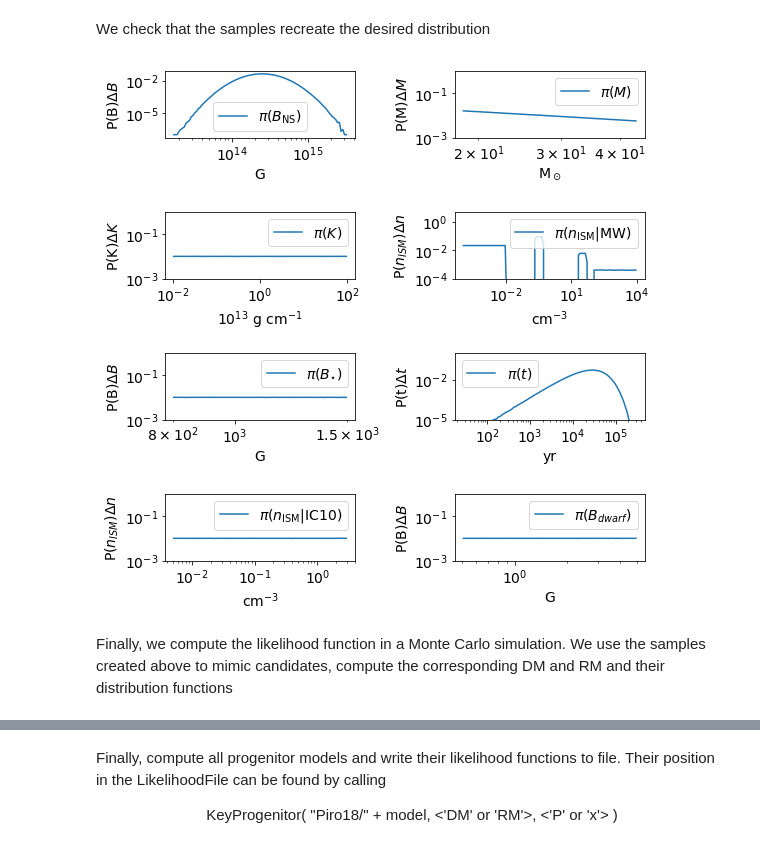
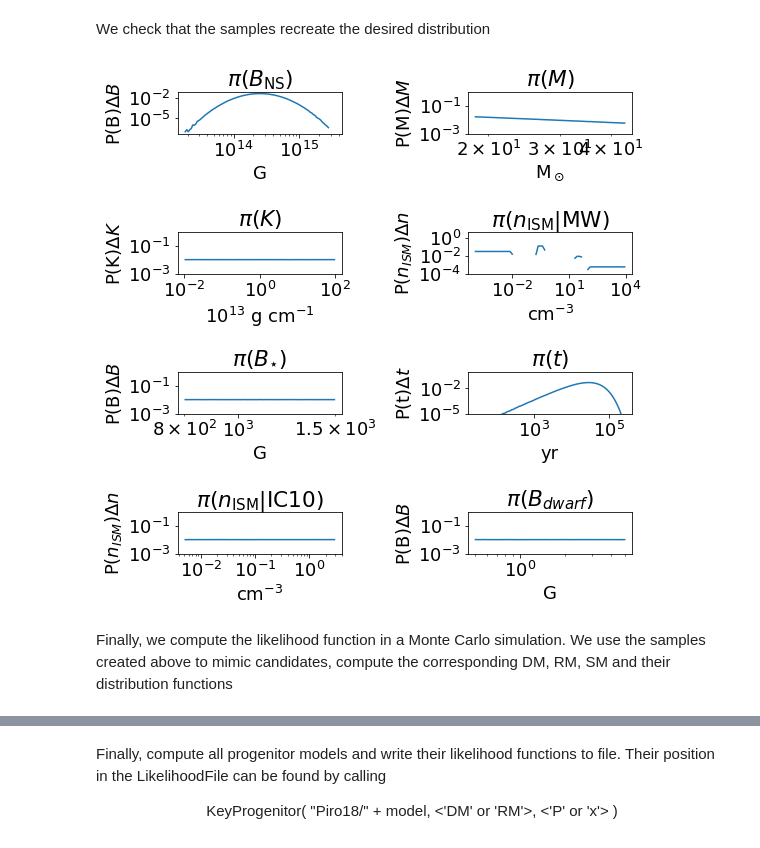
Before and after one commit to FRBs/PreFRBLE, a Jupyter notebook: notebooks/FRB_Progenitor.ipynb, the cells around one changed output, grey strips where cells are left out. Drawn from its saved outputs; the diff is of its cells as text; code cells hidden in the pictures.

```diff
--- a/notebooks/FRB_Progenitor.ipynb
+++ b/notebooks/FRB_Progenitor.ipynb
@@ -6,9 +6,15 @@ from functools import partial
 from pylab import cm
 from Convenience import *
 
+fontsize=18
+
+
 font = {'family' : 'normal',
         'weight' : 'normal',
-        'size'   : 14}
+        'size'   : fontsize}
+
+
+matplotlib.rcParams.update({'font.size': fontsize, 'xtick.labelsize':fontsize, 'ytick.labelsize':fontsize})
 # %% [markdown]
 Here we produce the likelihood function for the model analyzed in Piro & Gaensler 2018.
 This is done via Monte Carlo simulations using their theoretical predictions with samples of theit parameters that follow resonable prior distributions.
@@ -284,16 +304,17 @@ E = 1.
 #R = 100.
 B = 1.
 
-fig, axs = plt.subplots( 2, 2, figsize=(12,12))
+fig, axs = plt.subplots( 2, 3, figsize=(16,12))
 
 ns = [1e-2, 1e-1, 1., 1e1, 1e2]
 colors = cm.rainbow( np.linspace( 0, 1, len( ns ) ) )
 
 for n0, color in zip( ns, colors[::-1] ):
     for M, line in zip( [10, 2], ['-','--'] ):
-        DM, RM = DMRM_uniform( E, M, n0, ts )
+        DM, RM, SM = DMRM_uniform( E, M, n0, ts, L0=1 )
         axs[0][0].loglog( ts, DM, linestyle=line, color=color )
         axs[0][1].loglog( ts, RM, linestyle=line, color=color )
+        axs[0][2].loglog( ts, SM, linestyle=line, color=color )
 axs[0][0].set_title( 'Fig. 3, uniform')
 axs[0][0].set_xlabel('years')
 axs[0][0].set_ylabel(r"DM (pc/cm$^3$)")
@@ -306,6 +327,12 @@ axs[0][1].set_ylabel(r"RM (rad/m$^2$)")
 axs[0][1].set_xlim(1, 3e6)
 axs[0][1].set_ylim(3e-1, 9e6)
 
+axs[0][2].set_title( 'SM, uniform')
+axs[0][2].set_xlabel('years')
+axs[0][2].set_ylabel(r"SM (kpc m$^{-20/3}$)")
+axs[0][2].set_xlim(1, 3e6)
+#axs[0][2].set_ylim(3e-1, 9e6)
+
 n0=1
 
 Ks = [1e-2, 1e-1, 1e0, 1e1, 1e2]
@@ -313,9 +340,10 @@ colors = cm.rainbow( np.linspace( 0, 1, len( Ks ) ) )
 
 for K, color in zip( Ks[::-1], colors ):
     for M, line in zip( [10, 2], ['-','--'] ):
-        DM, RM = DMRM_wind( E, M, K, ts, B )
+        DM, RM, SM = DMRM_wind( E, M, K, ts, B, L0=1 )
         axs[1][0].loglog( ts, DM, linestyle=line, color=color )
         axs[1][1].loglog( ts, RM, linestyle=line, color=color )
+        axs[1][2].loglog( ts, SM, linestyle=line, color=color )
 axs[1][0].set_title( 'Fig. 7, wind')
 axs[1][0].set_xlabel('years')
 axs[1][0].set_ylabel(r"DM (pc/cm$^3$)")
@@ -328,6 +356,13 @@ axs[1][1].set_ylabel(r"RM (rad/m$^2$)")
 axs[1][1].set_xlim(1, 7e7)
 axs[1][1].set_ylim(1e-13, 1e6)
 
+axs[1][2].set_title( 'SM, wind')
+axs[1][2].set_xlabel('years')
+axs[1][2].set_ylabel(r"SM (kpc m$^{-20/3}$)")
+axs[1][2].set_xlim(1, 7e7)
+#axs[1][2].set_ylim(1e-13, 1e6)
+
+
 plt.tight_layout()
 plt.show()
 # %% [output]
@@ -638,6 +673,7 @@ axs = axs.flatten()
 B = Sample_B_NS( N )
 P, x = histogram(B, log=True, density=True, bins=100)
 PlotLikelihood( x, P, density=False, label=r"$\pi(B_{\rm NS})$", ax=axs[0] )
+axs[0].set_title( r"$\pi(B_{\rm NS})$" )
 axs[0].set_ylabel("P(B)$\Delta B$")
 axs[0].set_xlabel(r"G")
 '''
@@ -654,6 +690,7 @@ axs[0].set_xlabel(r"10$^{51}$ erg")
 M = Sample_M( N)
 P, x = histogram(M, log=True, density=True, bins=100)
 PlotLikelihood( x, P, density=False, label="$\pi(M)$", ax=axs[1] )
+axs[1].set_title("$\pi(M)$")
 axs[1].set_ylim(1e-3,1)
 axs[1].set_ylabel("P(M)$\Delta M$")
 axs[1].set_xlabel(r"M$_\odot$")
@@ -662,6 +699,7 @@ axs[1].set_xlabel(r"M$_\odot$")
 K = Sample_K( N )
 P, x = histogram(K, log=True, density=True, bins=100)
 PlotLikelihood( x, P, density=False, label=r"$\pi(K)$", ax=axs[2] )
+axs[2].set_title( r"$\pi(K)$" )
 axs[2].set_ylim(1e-3,1)
 axs[2].set_ylabel(r"P(K)$\Delta K$")
 axs[2].set_xlabel(r"$10^{13}$ g cm$^{-1}$")
@@ -669,11 +707,12 @@ axs[2].set_xticks( [1e-2, 1, 1e2])
 
 #plt.subplot(3, 2, 4)
 n = Sample_n_Ferriere01( N )
-P, x = histogram(n, log=True, density=True, bins=100)
+P, x = histogram(n, log=True, density=True, bins=70)
 PlotLikelihood( x, P, density=False, label=r"$\pi(n_{\rm ISM}|\rm MW)$", ax=axs[3] )
 #n = Sample_n_IC10( N )
 #P, x = histogram(n, log=True, density=True, bins=100)
 #PlotLikelihood( x, P, density=False, label=r"$\pi(n_{\rm ISM}|\rm IC10)$", ax=axs[3] )
+axs[3].set_title( r"$\pi(n_{\rm ISM}|\rm MW)$" )
 axs[3].set_ylim(1e-4,5)
 axs[3].set_ylabel("P($n_{ISM}$)$\Delta n$")
 axs[3].set_xlabel(r"cm$^{-3}$")
@@ -682,6 +721,7 @@ axs[3].set_xlabel(r"cm$^{-3}$")
 B = Sample_B( N )
 P, x = histogram(B, log=True, density=True, bins=100)
 PlotLikelihood( x, P, density=False, label=r"$\pi(B_{\star})$", ax=axs[4] )
+axs[4].set_title( r"$\pi(B_{\star})$" )
 axs[4].set_ylim(1e-3,1)
 axs[4].set_ylabel("P(B)$\Delta B$")
 axs[4].set_xlabel(r"G")
@@ -691,39 +731,42 @@ axs[4].set_xticks( [ 800, 1500], minor=True )
 t = Sample_t( N )
 P, x = histogram(t, log=True, density=True, bins=100)
 PlotLikelihood( x, P, density=False, label=r"$\pi(t)$", ax=axs[5] )
+axs[5].set_title( r"$\pi(t)$" )
 axs[5].set_ylim(1e-5,1)
 axs[5].set_ylabel("P(t)$\Delta t$")
 axs[5].set_xlabel(r"yr")
 
 
 n = Sample_n_IC10( N )
 P, x = histogram(n, log=True, density=True, bins=100)
 PlotLikelihood( x, P, density=False, label=r"$\pi(n_{\rm ISM}|\rmIC10)$", ax=axs[6] )
+axs[6].set_title( r"$\pi(n_{\rm ISM}|\rmIC10)$" )
 axs[6].set_ylim(1e-3,1)
 axs[6].set_ylabel("P($n_{ISM}$)$\Delta n$")
 axs[6].set_xlabel(r"cm$^{-3}$")
 
 B = Sample_B_IC10( N )
 P, x = histogram(B, log=True, density=True, bins=100)
 PlotLikelihood( x, P, density=False, label=r"$\pi(B_{\rm \it dwarf})$", ax=axs[7] )
+axs[7].set_title( r"$\pi(B_{\rm \it dwarf})$" )
 axs[7].set_ylim(1e-3,1)
 axs[7].set_ylabel("P(B)$\Delta B$")
 axs[7].set_xlabel(r"G")
 #axs[7].set_xticklabels( [0.5,5], minor=True )
 
 
 
-
+'''
 for ax in axs:
     ax.legend()
-
+'''
 plt.tight_layout()
 plt.show()
 # %% [output]
-[figure, old version]
+[figure, new version]
 # %% [markdown]
 Finally, we compute the likelihood function in a Monte Carlo simulation.
-We use the samples created above to mimic candidates, compute the corresponding DM and RM and their distribution functions
+We use the samples created above to mimic candidates, compute the corresponding DM, RM, SM and their distribution functions
 # %%
 '''
 ## pick random numbers from the priors
```
Also changed, not shown: parts of 7 cells of this notebook, 3 other files.
